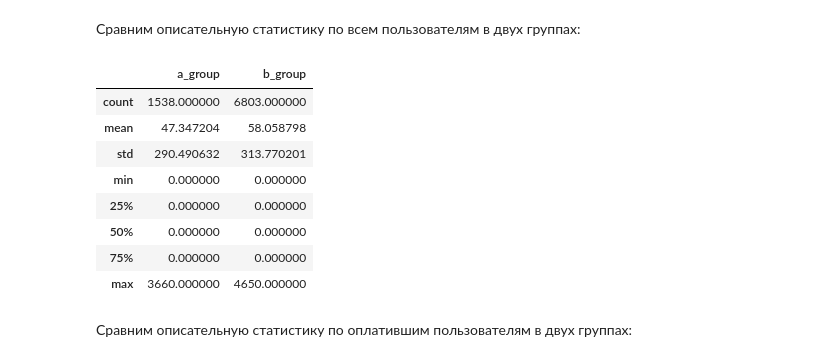
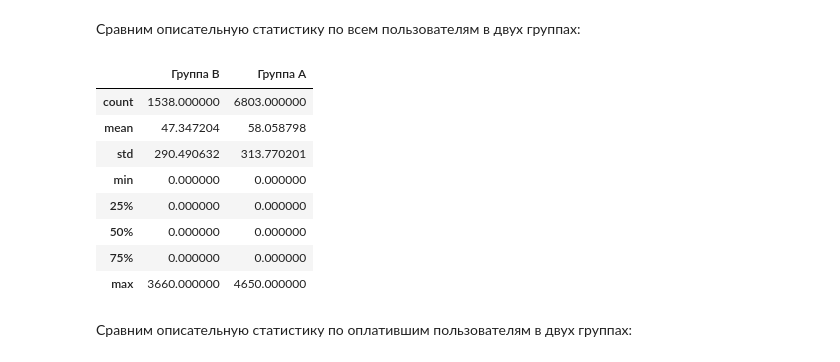
Before and after one commit to QuantumFluxx/karpov_courses, a Jupyter notebook: Финальный проект/Финальный проект.ipynb, the cells around one changed output. Cells and saved outputs as stored; diff of their text form; code cells hidden in the pictures.

```diff
--- a/Финальный проект/Финальный проект.ipynb
+++ b/Финальный проект/Финальный проект.ipynb
@@ -473,11 +475,11 @@ sns.despine()
 # %% [markdown]
 Сравним описательную статистику по всем пользователям в двух группах:
 # %%
-a_group_descr = a_group.rev.describe().to_frame().rename(columns={'rev': 'a_group'})
-b_group_descr = b_group.rev.describe().to_frame().rename(columns={'rev': 'b_group'})
+a_group_descr = a_group.rev.describe().to_frame().rename(columns={'rev': 'Группа В'})
+b_group_descr = b_group.rev.describe().to_frame().rename(columns={'rev': 'Группа А'})
 pd.concat([a_group_descr, b_group_descr], axis=1)
 # %% [output]
-|  | a_group | b_group |
+|  | Группа В | Группа А |
 | count | 1538.000000 | 6803.000000 |
 | mean | 47.347204 | 58.058798 |
 | std | 290.490632 | 313.770201 |
```
Also changed, not shown: parts of 31 cells of this notebook, 1 other file.
